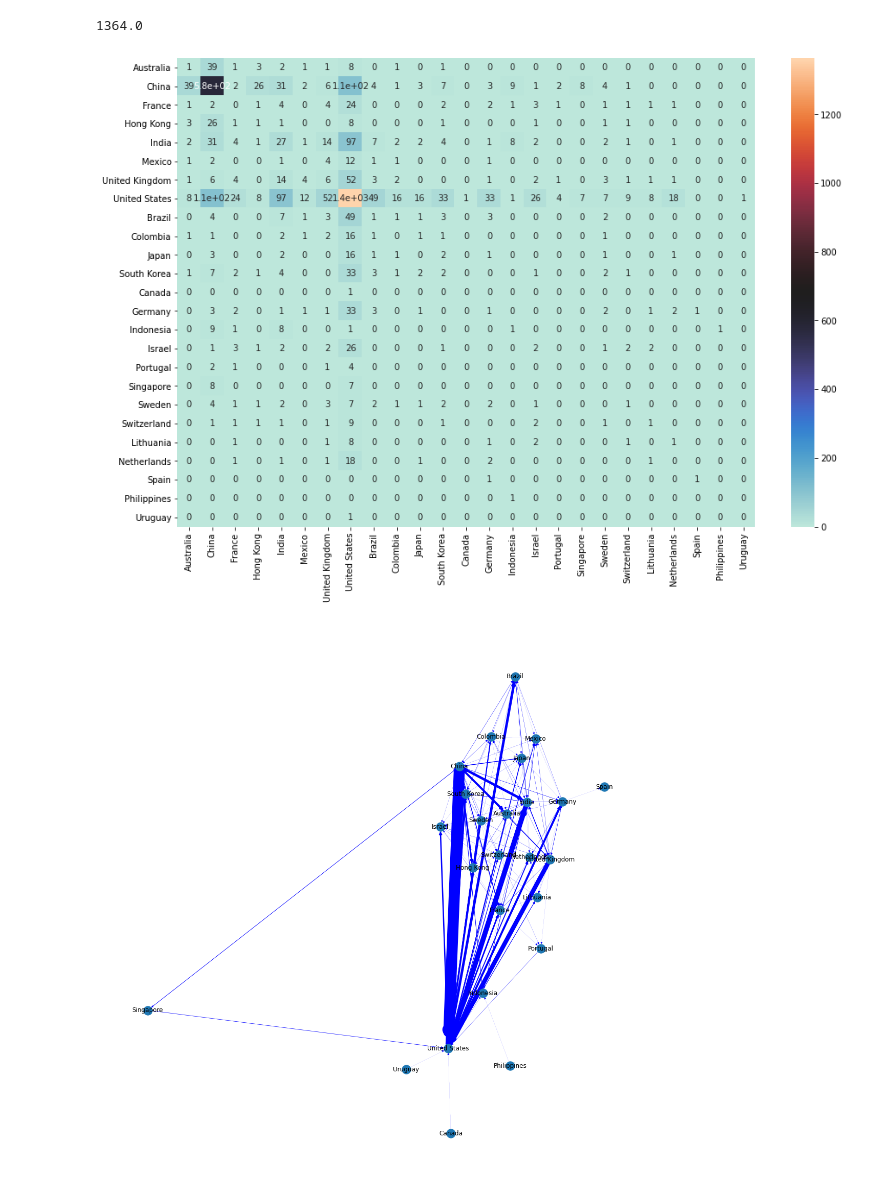
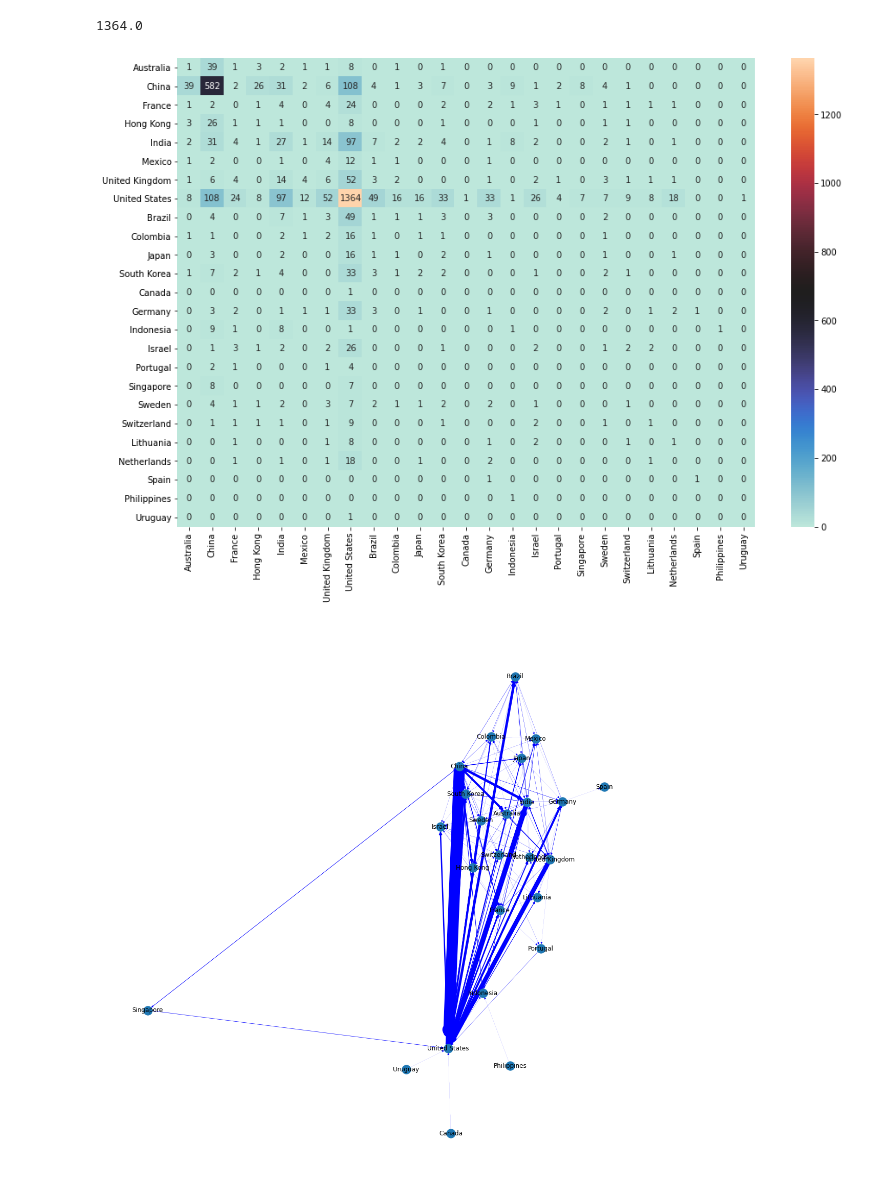
Before and after one commit to takato86/unicorn, a Jupyter notebook: notebooks/analyze.ipynb, the cells around one changed output. Cells and saved outputs as stored; diff of their text form; code cells hidden in the pictures.

```diff
--- a/notebooks/analyze.ipynb
+++ b/notebooks/analyze.ipynb
@@ -844,10 +844,10 @@ country_graph_matrix.max().max()
 # %%
 plt.figure(figsize=(15, 10))
 center = (country_graph_matrix.max().max() - country_graph_matrix.min().min()) / 2
-sns.heatmap(country_graph_matrix, center=center, annot=True)
+sns.heatmap(country_graph_matrix, center=center, annot=True, fmt=".0f")
 plt.savefig(os.path.join("..", "out", "adjacency", "country_graph.png"))
 # %% [output]
-[figure, old version]
+[figure, new version]
 # %%
 country_DG = nx.from_pandas_edgelist(
     country_dgraph_df, create_using=nx.DiGraph, edge_attr=["weight"]
```
Also changed, not shown: 2 other files.
